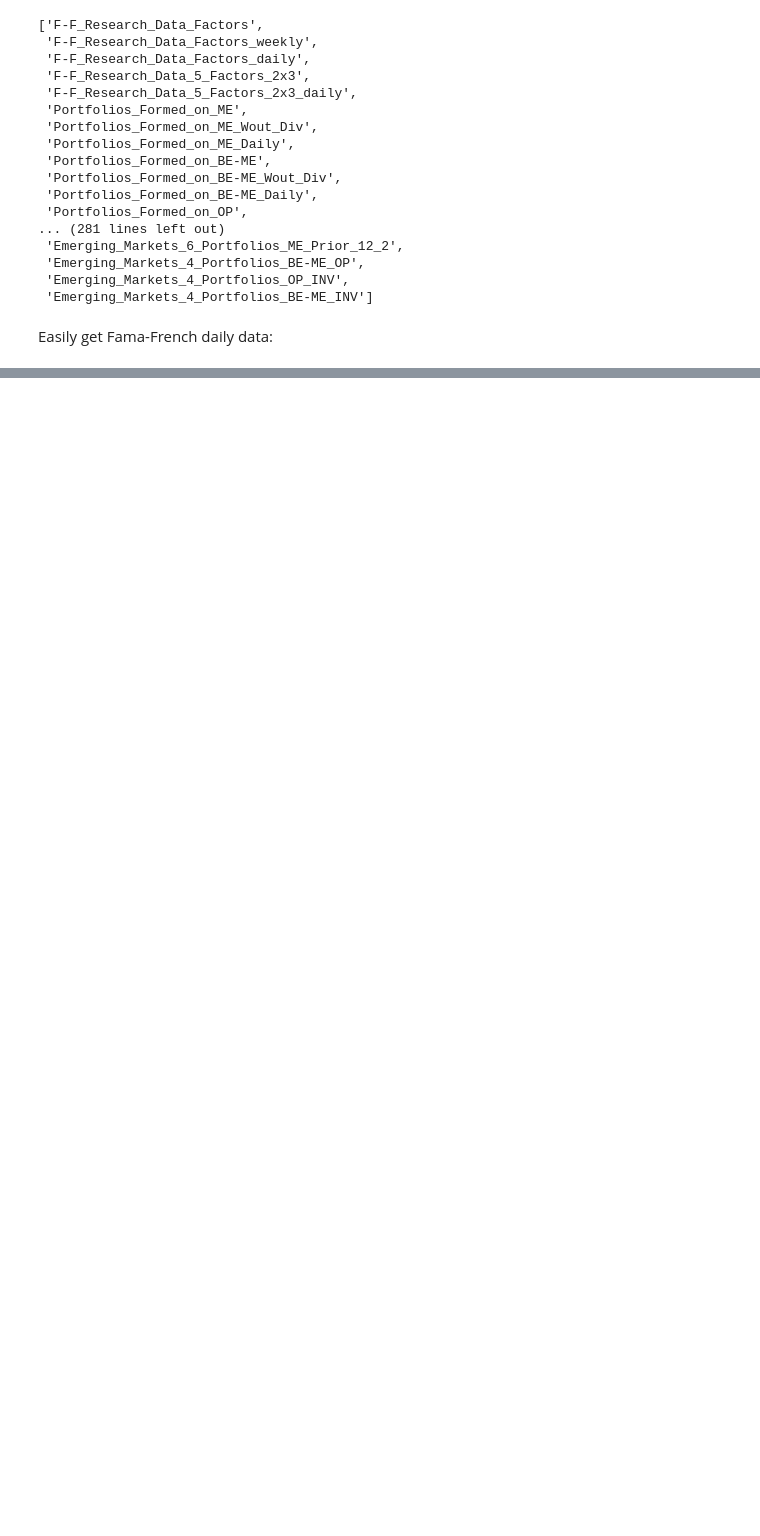
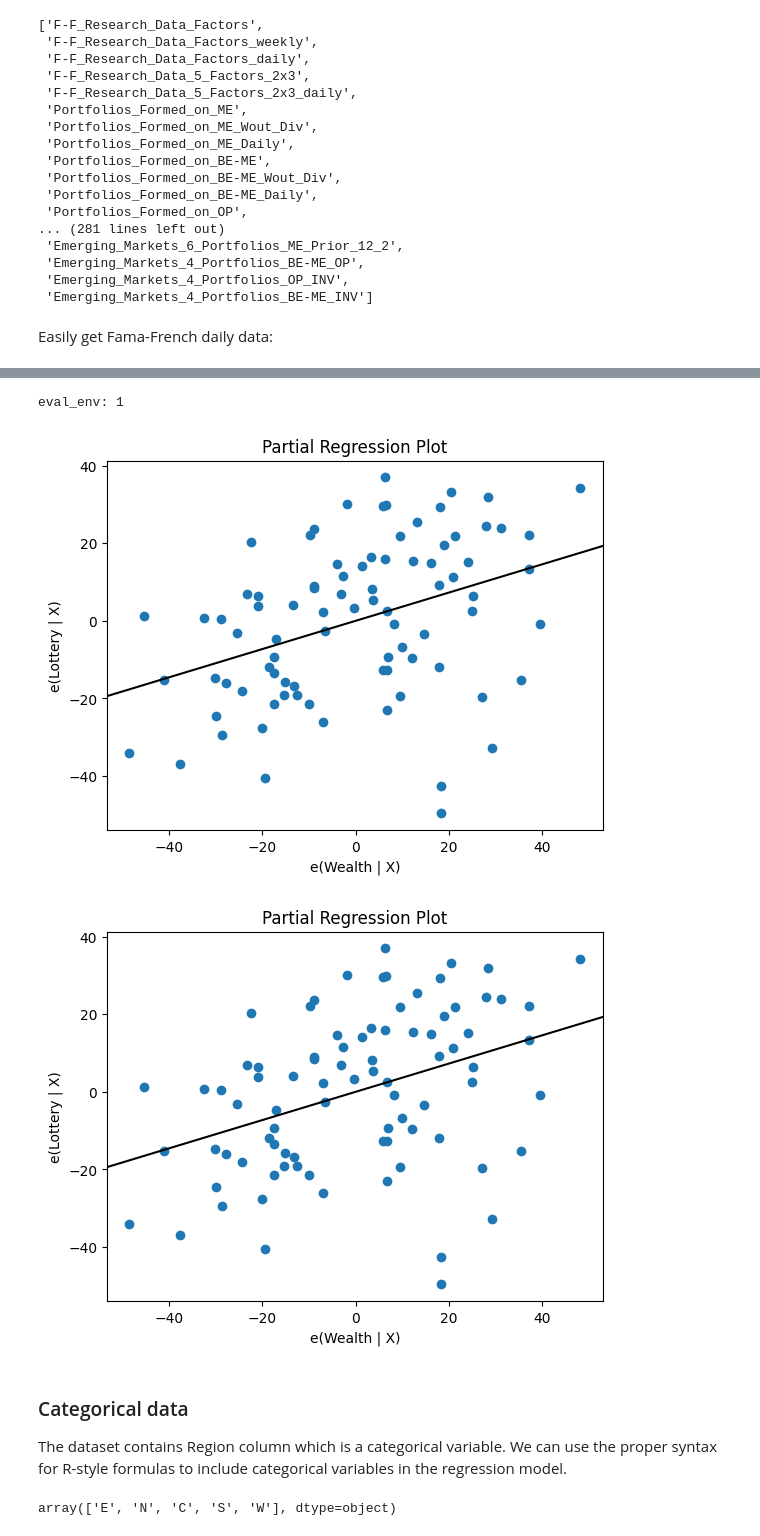
Before and after one commit to misumis/introduction-to-python, a Jupyter notebook: class_5/class_5_students.ipynb, the cells around one changed output, grey strips where cells are left out. Drawn from its saved outputs; the diff is of its cells as text; code cells hidden in the pictures; blank space fills up the shorter version.

```diff
--- a/class_5/class_5_students.ipynb
+++ b/class_5/class_5_students.ipynb
@@ -70,0 +344,4 @@ pdr.get_data_famafrench('F-F_Research_Data_Factors')[0]
+# %%
+n_obs = 200
+X = np.random.random((n_obs,2))
+X = sm.add_constant(X)
@@ -70,0 +381,4 @@ pdr.get_data_famafrench('F-F_Research_Data_Factors')[0]
+# %%
+cols = ['Lottery', 'Literacy', 'Wealth', 'Region', 'Pop1831']
+# %%
+data = data[cols]
@@ -70,0 +409,2 @@ pdr.get_data_famafrench('F-F_Research_Data_Factors')[0]
+# %%
+data = data.dropna()
@@ -70,0 +526,14 @@ pdr.get_data_famafrench('F-F_Research_Data_Factors')[0]
+# %%
+sm.graphics.plot_partregress('Lottery', 'Wealth', ['Region', 'Literacy', "Pop1831"], data=data, obs_labels=False)
+# %% [output]
+eval_env: 1
+[figure, added]
+[figure, added]
+# %% [markdown]
+### Categorical data
+
+The dataset contains Region column which is a categorical variable. We can use the proper syntax for R-style formulas to include categorical variables in the regression model.
+# %%
+data.Region.unique()
+# %% [output]
+array(['E', 'N', 'C', 'S', 'W'], dtype=object)
```
Also changed, not shown: parts of 106 cells of this notebook, 10 other files.
